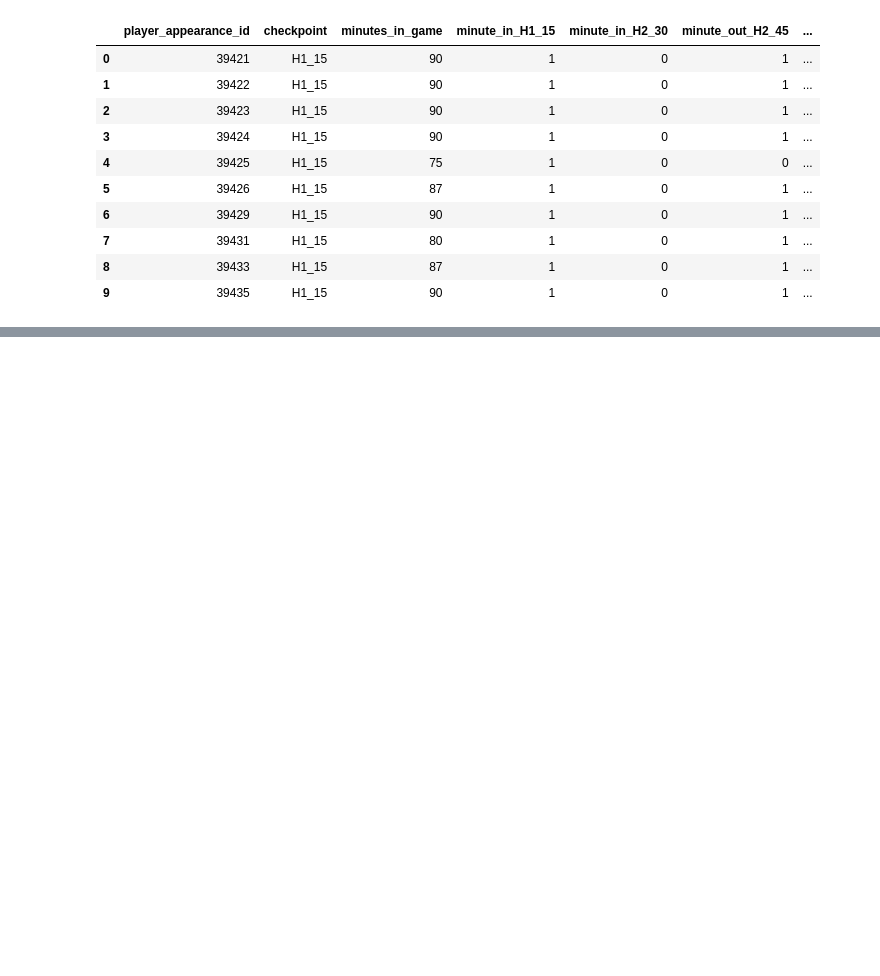
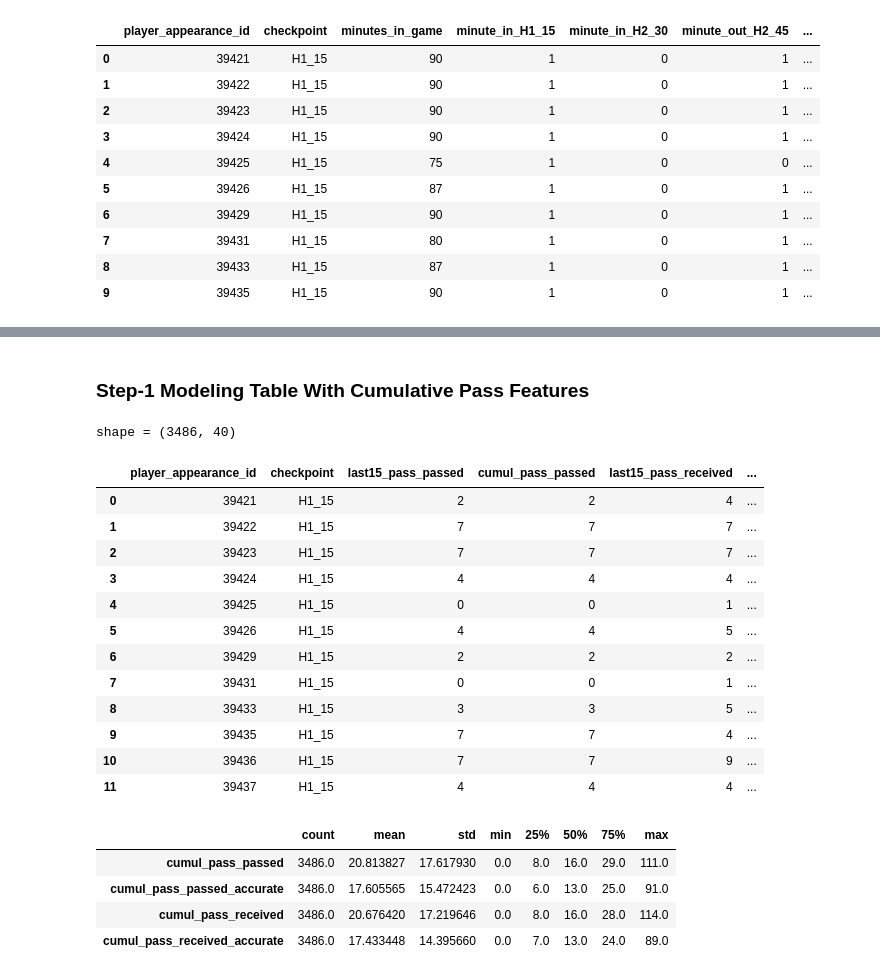
Before and after one commit to janwolyniak/WEC_26, a Jupyter notebook: notebooks/data_cleaning_feature_selection_general.ipynb, the cells around one changed output, grey strips where cells are left out. Cells and saved outputs as stored; diff of their text form; code cells hidden in the pictures; blank space fills up the shorter version.

```diff
--- a/notebooks/data_cleaning_feature_selection_general.ipynb
+++ b/notebooks/data_cleaning_feature_selection_general.ipynb
@@ -571,0 +691,78 @@ clean_df.head
+# %%
+checkpoint_order_for_cumsum = [
+    checkpoint_label
+    for checkpoint_label in minute_window_order
+    if checkpoint_label in set(clean_df["checkpoint"].astype(str))
+]
+
+cumulative_pass_feature_map = {
+    "last15_pass_passed": "cumul_pass_passed",
+    "last15_pass_passed_accurate": "cumul_pass_passed_accurate",
+    "last15_pass_received": "cumul_pass_received",
+    "last15_pass_received_accurate": "cumul_pass_received_accurate",
+}
+
+clean_df_with_order = clean_df.assign(
+    _row_order=range(len(clean_df)),
+    _checkpoint_order=pd.Categorical(
+        clean_df["checkpoint"].astype(str),
+        categories=checkpoint_order_for_cumsum,
+        ordered=True,
+    ),
+).sort_values(["player_appearance_id", "_checkpoint_order", "_row_order"])
+
+cumulative_values = clean_df_with_order[list(cumulative_pass_feature_map.keys())].groupby(
+    clean_df_with_order["player_appearance_id"]
+).cumsum()
+cumulative_values = cumulative_values.rename(columns=cumulative_pass_feature_map)
+
+clean_df_with_order = pd.concat(
+    [clean_df_with_order, cumulative_values],
+    axis=1,
+).sort_values("_row_order")
+
+clean_df = clean_df_with_order.drop(columns=["_row_order", "_checkpoint_order"])
+tables["players_quarters_final_step1.csv"] = clean_df
+
+cumulative_pass_columns = list(cumulative_pass_feature_map.values())
+
+display(Markdown("### Step-1 Modeling Table With Cumulative Pass Features"))
+print(f"shape = {clean_df.shape}")
+display(
+    clean_df[
+        [
+            "player_appearance_id",
+            "checkpoint",
+            "last15_pass_passed",
+            "cumul_pass_passed",
+            "last15_pass_received",
+            "cumul_pass_received",
+            "last15_pass_passed_accurate",
+            "cumul_pass_passed_accurate",
+            "last15_pass_received_accurate",
+            "cumul_pass_received_accurate",
+        ]
+    ].head(12)
+)
+display(clean_df[cumulative_pass_columns].describe().T)
+# %% [output]
+### Step-1 Modeling Table With Cumulative Pass Features
+shape = (3486, 40)
+|  | player_appearance_id | checkpoint | last15_pass_passed | cumul_pass_passed | last15_pass_received | ... |
+| 0 | 39421 | H1_15 | 2 | 2 | 4 | ... |
+| 1 | 39422 | H1_15 | 7 | 7 | 7 | ... |
+| 2 | 39423 | H1_15 | 7 | 7 | 7 | ... |
+| 3 | 39424 | H1_15 | 4 | 4 | 4 | ... |
+| 4 | 39425 | H1_15 | 0 | 0 | 1 | ... |
+| 5 | 39426 | H1_15 | 4 | 4 | 5 | ... |
+| 6 | 39429 | H1_15 | 2 | 2 | 2 | ... |
+| 7 | 39431 | H1_15 | 0 | 0 | 1 | ... |
+| 8 | 39433 | H1_15 | 3 | 3 | 5 | ... |
+| 9 | 39435 | H1_15 | 7 | 7 | 4 | ... |
+| 10 | 39436 | H1_15 | 7 | 7 | 9 | ... |
+| 11 | 39437 | H1_15 | 4 | 4 | 4 | ... |
+|  | count | mean | std | min | 25% | 50% | 75% | max |
+| cumul_pass_passed | 3486.0 | 20.813827 | 17.617930 | 0.0 | 8.0 | 16.0 | 29.0 | 111.0 |
+| cumul_pass_passed_accurate | 3486.0 | 17.605565 | 15.472423 | 0.0 | 6.0 | 13.0 | 25.0 | 91.0 |
+| cumul_pass_received | 3486.0 | 20.676420 | 17.219646 | 0.0 | 8.0 | 16.0 | 28.0 | 114.0 |
+| cumul_pass_received_accurate | 3486.0 | 17.433448 | 14.395660 | 0.0 | 7.0 | 13.0 | 24.0 | 89.0 |
```
Also changed, not shown: parts of 4 cells of this notebook, 2 other files.
